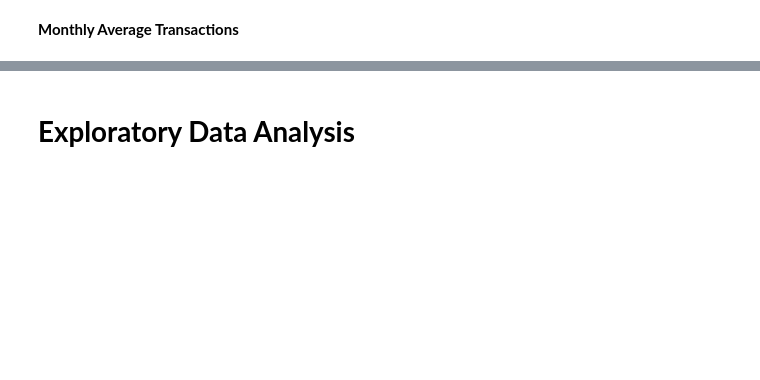
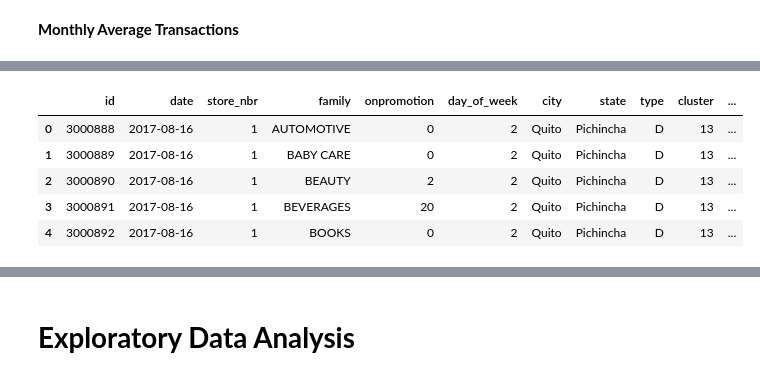
Before and after one commit to Jyoti200/Sales_forescasting, a Jupyter notebook: Sale_Forecasting.ipynb, the cells around one changed output, grey strips where cells are left out. Drawn from its saved outputs; the diff is of its cells as text; code cells hidden in the pictures; blank space fills up the shorter version.

```diff
--- a/Sale_Forecasting.ipynb
+++ b/Sale_Forecasting.ipynb
@@ -185,0 +393,3 @@ data.head()
+# %%
+test=pd.merge(test,store,on='store_nbr',how='left')
+test.head()
@@ -189,3 +413,13 @@ data.head()
+# %%
+test=test.merge(transaction,on=['date','store_nbr'],how='left')
+test.head()
+# %% [output]
+|  | id | date | store_nbr | family | onpromotion | day_of_week | city | state | type | cluster | ... |
+| 0 | 3000888 | 2017-08-16 | 1 | AUTOMOTIVE | 0 | 2 | Quito | Pichincha | D | 13 | ... |
+| 1 | 3000889 | 2017-08-16 | 1 | BABY CARE | 0 | 2 | Quito | Pichincha | D | 13 | ... |
+| 2 | 3000890 | 2017-08-16 | 1 | BEAUTY | 2 | 2 | Quito | Pichincha | D | 13 | ... |
+| 3 | 3000891 | 2017-08-16 | 1 | BEVERAGES | 20 | 2 | Quito | Pichincha | D | 13 | ... |
+| 4 | 3000892 | 2017-08-16 | 1 | BOOKS | 0 | 2 | Quito | Pichincha | D | 13 | ... |
 # %%
 data=pd.merge(data,oil,on='date',how='left')
 data.head()
```
Also changed, not shown: parts of 46 cells of this notebook.
